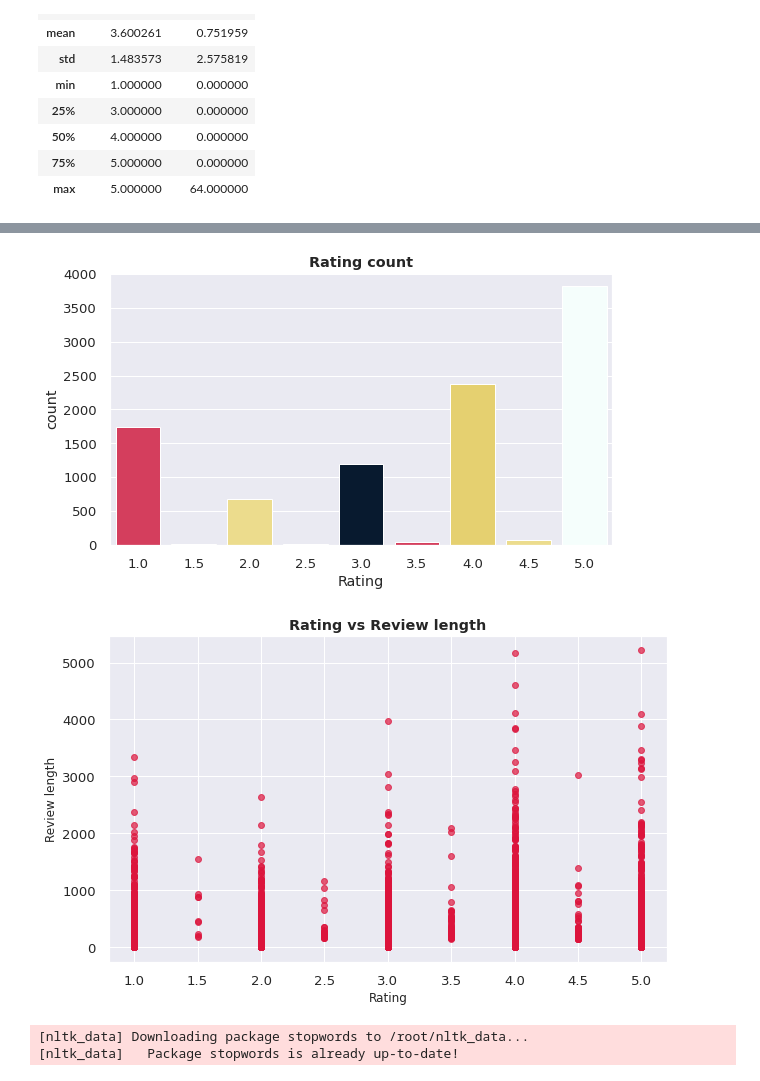
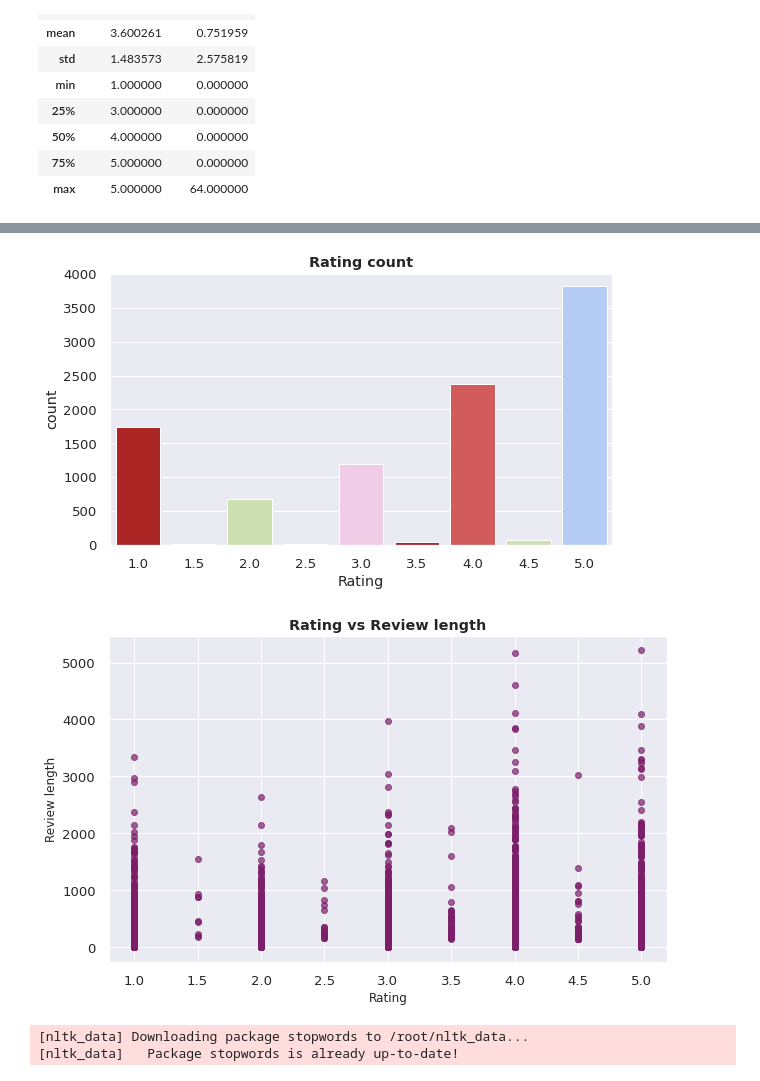
Before and after one commit to SethupathyM/Unsupervised_ML_Clustering_and_Sentiment_Analysis_Zomato_Restaurant, a Jupyter notebook: Zomato_Restaurant_Clustering_and_Sentiment_Analysis_.ipynb, the cells around one changed output, grey strips where cells are left out. Saved outputs shown, nothing was run; the diff lists cells and outputs as text; code cells hidden in the pictures.

```diff
--- a/Zomato_Restaurant_Clustering_and_Sentiment_Analysis_.ipynb
+++ b/Zomato_Restaurant_Clustering_and_Sentiment_Analysis_.ipynb
@@ -902,9 +873,9 @@ Name: Restaurant, Length: 100, dtype: int64
 # %%
 # Count plot for Rating
 plt.figure(figsize = (9,5))
 sns.set(font_scale = 1.2)
-sns.countplot(x='Rating',data = df_r,palette = ['#ED254EFF','#F9DC5CFF','#FCE77D','#F4FFFDFF','#011936FF'])
+sns.countplot(x='Rating',data = df_r,palette = ['#C21010','#E64848','#CFE8A9','#ABC9FF','#F6C6EA'])
 plt.title('Rating count',fontweight = 'bold')
 plt.show()
 # %% [output]
-[figure, old version]
+[figure, new version]
@@ -914,7 +887,7 @@ df_r['Review_length'] = df_r['Review'].apply(len)
 # %%
 # Scatter plot for Rating vs Review length
 plt.figure(figsize=(10,6))
-plt.scatter(x=df_r['Rating'],y=df_r['Review_length'],color= 'crimson',alpha = 0.7)
+plt.scatter(x=df_r['Rating'],y=df_r['Review_length'],color= '#7D1E6A',alpha = 0.7)
 xticks = [1,1.5,2,2.5,3,3.5,4,4.5,5]
 plt.title('Rating vs Review length',fontweight = 'bold')
 plt.xlabel('Rating',fontsize = 12)
@@ -922,7 +895,7 @@ plt.ylabel('Review length',fontsize = 12)
 plt.xticks(xticks)
 plt.show()
 # %% [output]
-[figure, old version]
+[figure, new version]
 # %%
 # From the above scatter plot we could see the Rating doesn't dependent on Review length
 # %%
```
Also changed, not shown: parts of 58 cells of this notebook.
